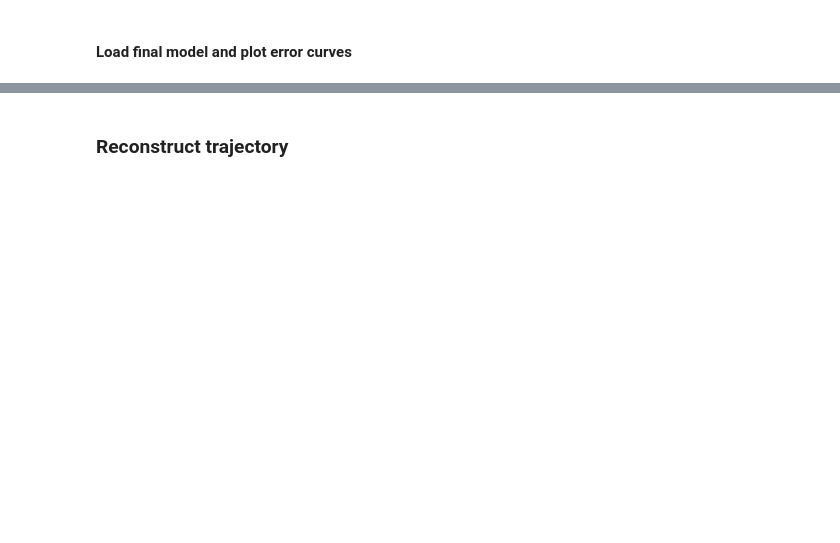
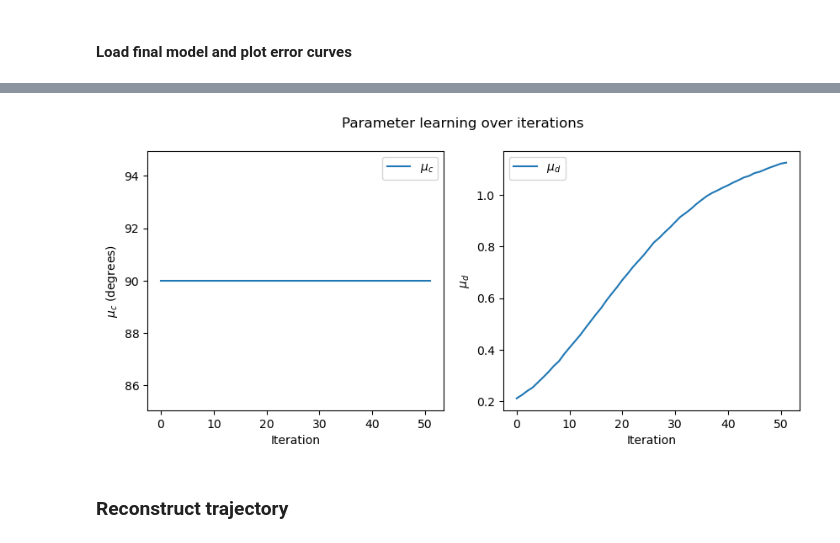
Before and after one commit to nguyen-td/perceptual-straightening, a Jupyter notebook: main.ipynb, the cells around one changed output, grey strips where cells are left out. Drawn from its saved outputs; the diff is of its cells as text; code cells hidden in the pictures; blank space fills up the shorter version.

```diff
--- a/main.ipynb
+++ b/main.ipynb
@@ -157,3 +171,20 @@ plt.show()
+# %%
+fig, axs = plt.subplots(1, 2, figsize=(10, 4))
+
+axs[0].plot(mus, label=r'$\mu_c$')
+axs[0].set_ylabel(r'$\mu_{c}$ (degrees)')
+
+axs[1].plot(ds, label=r'$\mu_d$')
+axs[1].set_ylabel(r'$\mu_{d}$')
+
+for i in range(2):
+    axs[i].legend()
+    axs[i].set_xlabel('Iteration')
+
+fig.suptitle('Parameter learning over iterations')
+plt.show()
+# %% [output]
+[figure, added]
 # %% [markdown]
 ### Reconstruct trajectory
 # %%
```
Also changed, not shown: parts of 14 cells of this notebook, 2 other files.
